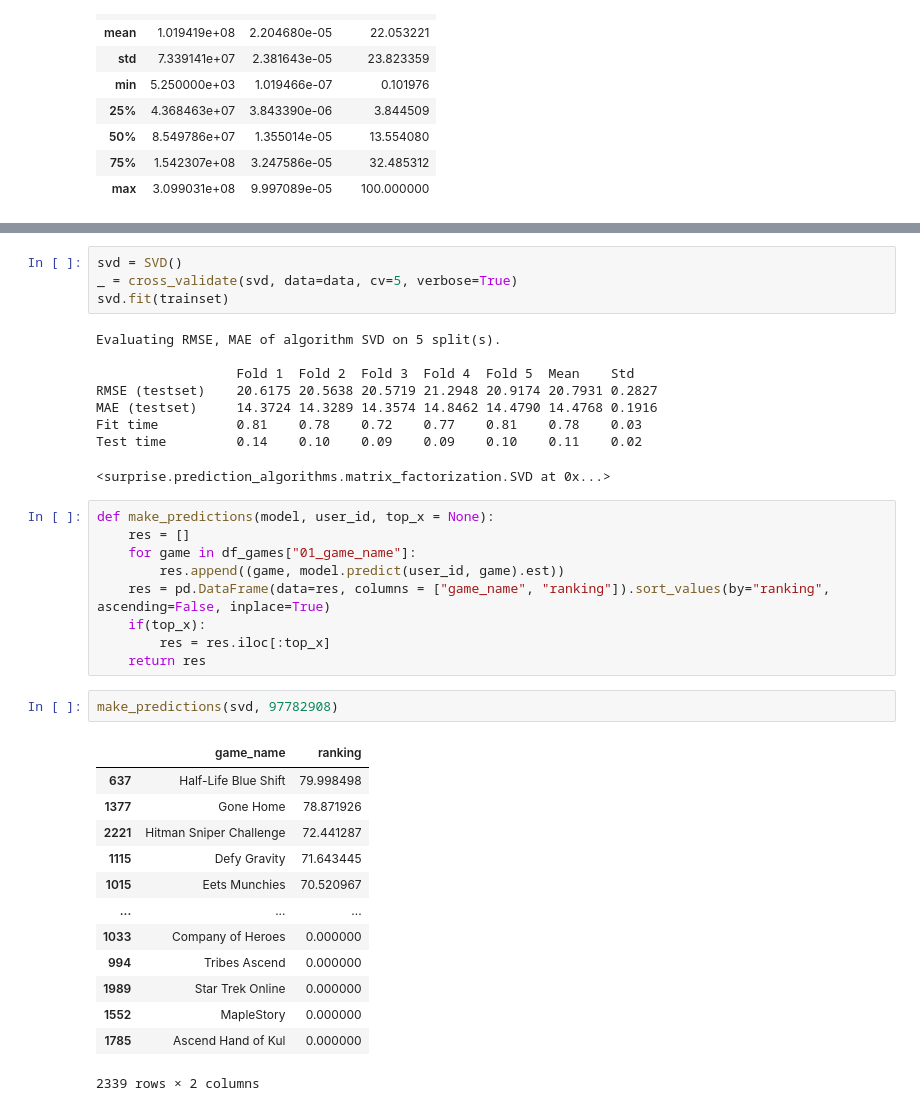
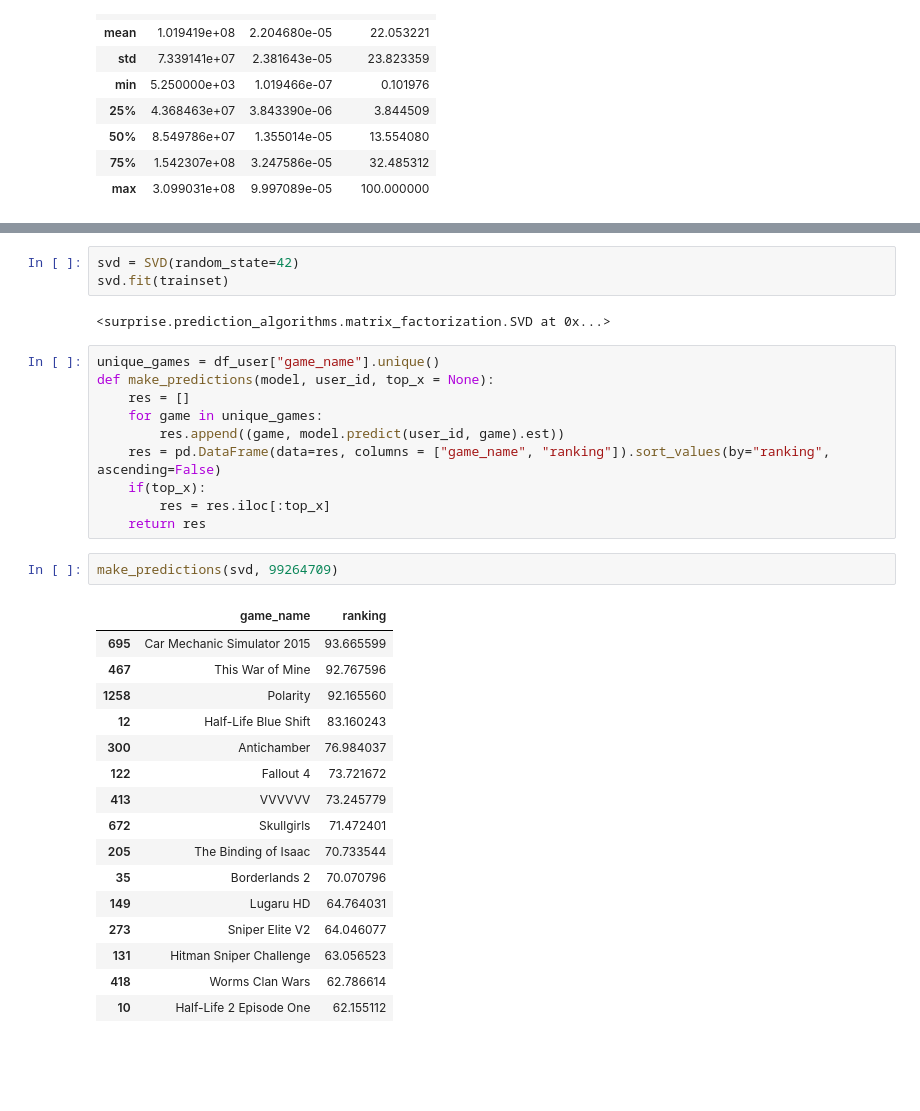
Before and after one commit to Ichak21/Equipe3_Scale_Game, a Jupyter notebook: ichak_notebook/test_recomandation_faster.ipynb, the cells around one changed output, grey strips where cells are left out. Saved outputs shown, nothing was run; the diff lists cells and outputs as text; blank space fills up the shorter version.

```diff
--- a/ichak_notebook/test_recomandation_faster.ipynb
+++ b/ichak_notebook/test_recomandation_faster.ipynb
@@ -102,38 +87,34 @@ KeyboardInterrupt:
 # %%
-svd = SVD()
-_ = cross_validate(svd, data=data, cv=5, verbose=True)
+svd = SVD(random_state=42)
 svd.fit(trainset)
 # %% [output]
-Evaluating RMSE, MAE of algorithm SVD on 5 split(s).
-
-                  Fold 1  Fold 2  Fold 3  Fold 4  Fold 5  Mean    Std
-RMSE (testset)    20.6175 20.5638 20.5719 21.2948 20.9174 20.7931 0.2827
-MAE (testset)     14.3724 14.3289 14.3574 14.8462 14.4790 14.4768 0.1916
-Fit time          0.81    0.78    0.72    0.77    0.81    0.78    0.03
-Test time         0.14    0.10    0.09    0.09    0.10    0.11    0.02
+<surprise.prediction_algorithms.matrix_factorization.SVD at 0x...>
-<surprise.prediction_algorithms.matrix_factorization.SVD at 0x...>
 # %%
+unique_games = df_user["game_name"].unique()
 def make_predictions(model, user_id, top_x = None):
     res = []
-    for game in df_games["01_game_name"]:
+    for game in unique_games:
         res.append((game, model.predict(user_id, game).est))
-    res = pd.DataFrame(data=res, columns = ["game_name", "ranking"]).sort_values(by="ranking", ascending=False, inplace=True)
+    res = pd.DataFrame(data=res, columns = ["game_name", "ranking"]).sort_values(by="ranking", ascending=False)
     if(top_x):
         res = res.iloc[:top_x]
     return res
 # %%
-make_predictions(svd, 97782908)
+make_predictions(svd, 99264709)
 # %% [output]
 |  | game_name | ranking |
-| 637 | Half-Life Blue Shift | 79.998498 |
-| 1377 | Gone Home | 78.871926 |
-| 2221 | Hitman Sniper Challenge | 72.441287 |
-| 1115 | Defy Gravity | 71.643445 |
-| 1015 | Eets Munchies | 70.520967 |
-| ... | ... | ... |
-| 1033 | Company of Heroes | 0.000000 |
-| 994 | Tribes Ascend | 0.000000 |
-| 1989 | Star Trek Online | 0.000000 |
-| 1552 | MapleStory | 0.000000 |
-| 1785 | Ascend Hand of Kul | 0.000000 |
+| 695 | Car Mechanic Simulator 2015 | 93.665599 |
+| 467 | This War of Mine | 92.767596 |
+| 1258 | Polarity | 92.165560 |
+| 12 | Half-Life Blue Shift | 83.160243 |
+| 300 | Antichamber | 76.984037 |
+| 122 | Fallout 4 | 73.721672 |
+| 413 | VVVVVV | 73.245779 |
+| 672 | Skullgirls | 71.472401 |
+| 205 | The Binding of Isaac | 70.733544 |
+| 35 | Borderlands 2 | 70.070796 |
+| 149 | Lugaru HD | 64.764031 |
+| 273 | Sniper Elite V2 | 64.046077 |
+| 131 | Hitman Sniper Challenge | 63.056523 |
+| 418 | Worms Clan Wars | 62.786614 |
+| 10 | Half-Life 2 Episode One | 62.155112 |
-2339 rows × 2 columns
```
Also changed, not shown: parts of 1 cell of this notebook.
